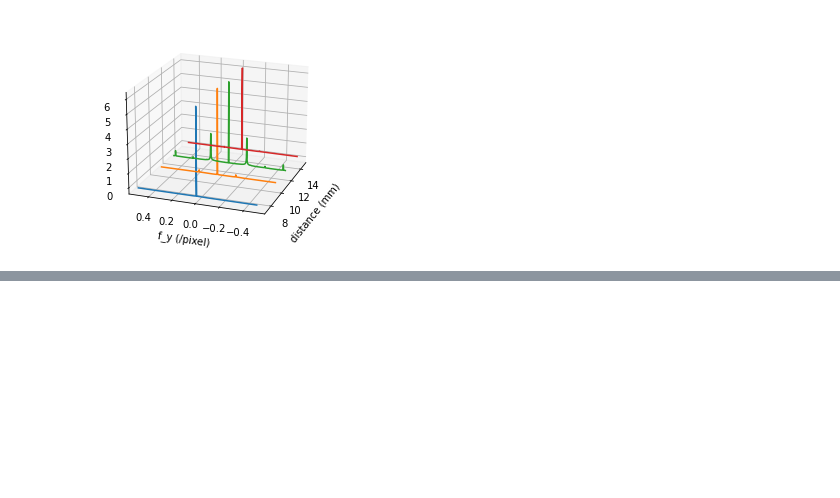
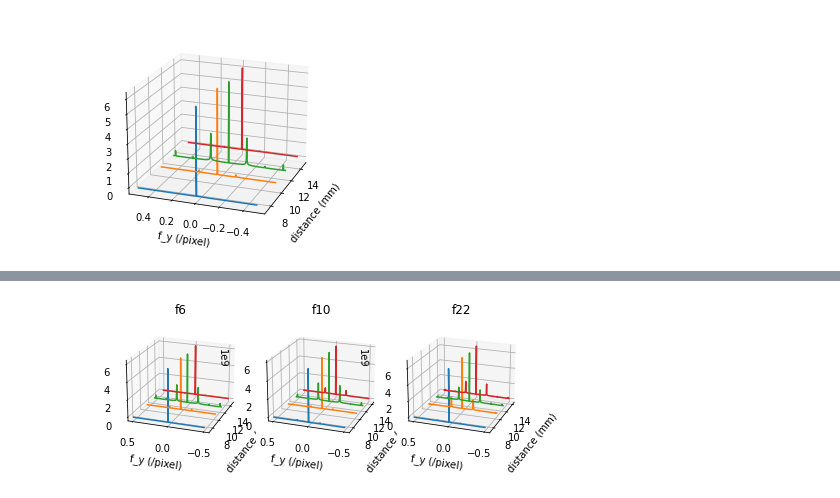
Before and after one commit to kwokkenton/optea, a Jupyter notebook: srayan_dof.ipynb, the cells around one changed output, grey strips where cells are left out. Cells and saved outputs as stored; diff of their text form; code cells hidden in the pictures; blank space fills up the shorter version.

Commit message:
compare 3d plots of fourier transform for both aperture and medium

```diff
--- a/srayan_dof.ipynb
+++ b/srayan_dof.ipynb
@@ -53,6 +55,6 @@ def load_disp_img(path, positions, x_min=300, x_max=800, y_min=300, y_max=600):
     return im
 # %%
-im = load_disp_img(PATH_TO_IMAGE, A)
+im = load_disp_img(PATH_TO_IMAGE, A, disp=True)
 # %% [output]
 [figure]
 # %%
@@ -144,0 +165,32 @@ fft_plot_quartiles(im, A)
+# %%
+BASE_PATH = '../data_store/2022-10-21 grating contd/'
+f6 = BASE_PATH + '/f6_grating_stack_good/MMStack_Pos0.ome.tif/MMStack_Pos0.ome.tif'
+f10 = BASE_PATH + 'f10 stack/MMStack_Pos0.ome.tif/MMStack_Pos0.ome.tif'
+f22 = BASE_PATH + '/f22 stack/MMStack_Pos0.ome.tif' # this one saved differently - annoying!
+# %%
+def fft_plot_quartiles_compare(paths, positions_lists, imgnames):
+    fig = plt.figure()
+    num = len(paths)
+
+    for i in range(num):
+        ax = fig.add_subplot(1, num, i+1, projection='3d')
+
+        im = load_disp_img(paths[i], positions_lists[i])
+        slices = len(im)
+        qrts = [0, slices//4, slices//2, (slices*3)//4]
+
+        for q in qrts:
+            ft, freqs = fourier(im[q])
+            ax.plot(np.fft.fftshift(freqs[0]), (np.abs(ft)[:,ft.shape[1]//2]), positions_lists[i][q])
+
+        ax.set_xlabel('f_y (/pixel)')
+        ax.set_zlabel('distance (mm)')
+        ax.set_title(imgnames[i])
+        ax.view_init(azim=200, elev=20, vertical_axis='y')
+
+    plt.tight_layout()
+    plt.show()
+# %%
+fft_plot_quartiles_compare([f6, f10, f22], [A, B, B], ['f6', 'f10', 'f22'])
+# %% [output]
+[figure, added]
```
Also changed, not shown: parts of 9 cells of this notebook.
